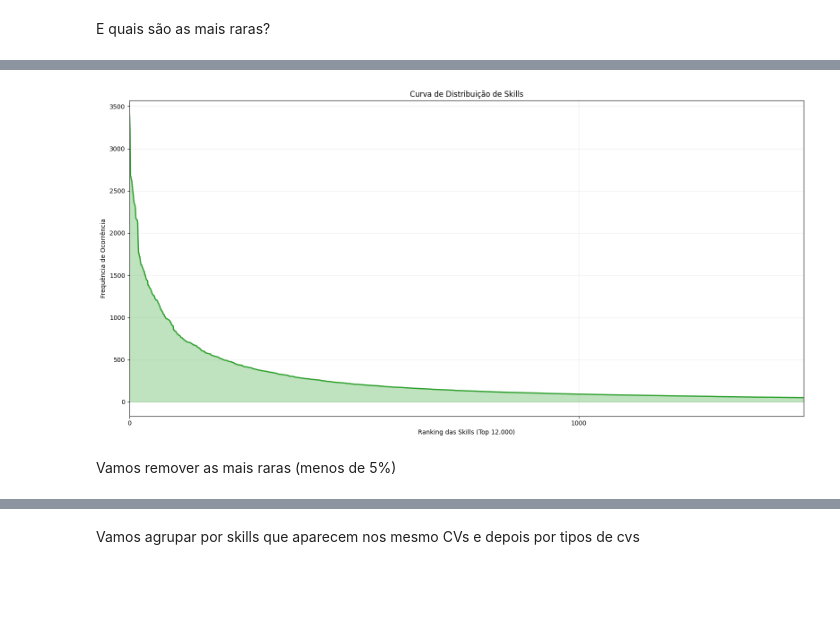
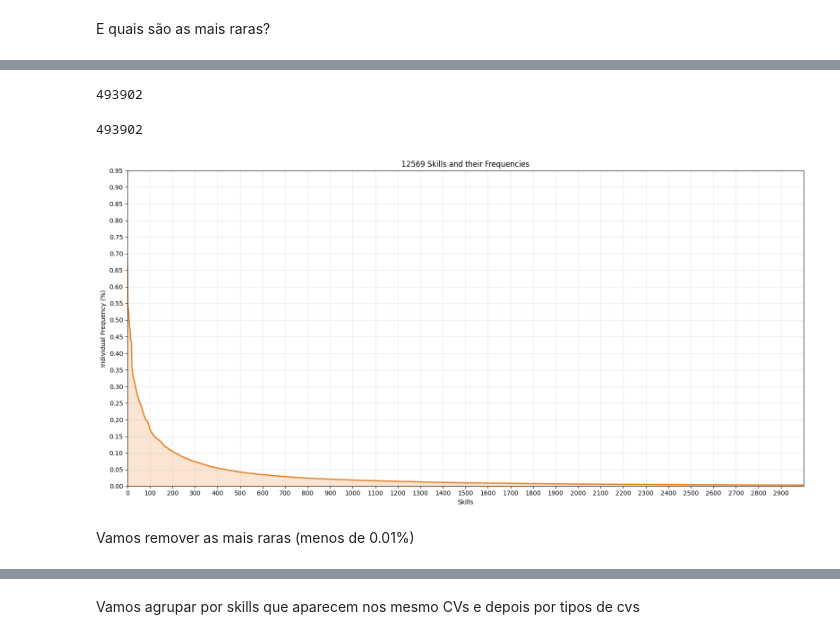
Before and after one commit to danielpiresribeiro123-code/cv_analyser_research, a Jupyter notebook: EDA_raw.ipynb, the cells around one changed output, grey strips where cells are left out. Saved outputs shown, nothing was run; the diff lists cells and outputs as text; code cells hidden in the pictures; blank space fills up the shorter version.

```diff
--- a/EDA_raw.ipynb
+++ b/EDA_raw.ipynb
@@ -342,17 +365,15 @@ Name: count, Length: 12569, dtype: int64
 Quantas skills por CV
 # %%
 
-
-df_skills['n_skills'] = df_skills['skills_list'].apply(len)
-media_skills = df_skills['n_skills'].mean()
+media_skills = df_skills['num_annon'].mean()
 
 plt.figure(figsize=(12, 6))
-sns.histplot(df_skills['n_skills'], bins=30, kde=True, color='skyblue')
-plt.axvline(media_skills, color='red', linestyle='--', linewidth=2, label=f'Média: {media_skills:.2f}')
+sns.histplot(df_skills['num_annon'], bins=30, kde=True, color='skyblue')
+plt.axvline(media_skills, color='red', linestyle='--', linewidth=2, label=f'Average: {media_skills:.2f}')
 
-plt.title('Distribuição e Média de Competências por Currículo')
-plt.xlabel('Quantidade de Skills no CV')
-plt.ylabel('Frequência (Nº de Currículos)')
+plt.title('Average Number of Skills per CV')
+plt.xlabel('Nº Skills per CV')
+plt.ylabel('Nº of CVs')
 plt.legend()
 plt.show()
 # %% [output]
@@ -417,31 +440,47 @@ debugging skills                     1     0.019885
+# %%
+counts = df_skills['skills_list'].explode().value_counts()
+total_val = df_skills['skills_list'].explode().count()
+
+individual_pct = (counts / total_val) * 100
+print(total_val)
+# %% [output]
+493902
+# %%
+counts = df_skills['skills_list'].explode().value_counts()
+print(counts.sum())
+# %% [output]
+493902
 # %%
-#Gráfico com frequência das skills
+import pandas as pd
+import matplotlib.pyplot as plt
+import numpy as np
 
-counts = df_skills['skills_list'].explode().value_counts()
+individual = df_skills['skills_list'].explode().value_counts()
+total= df_skills['skills_list'].explode().count()
+individual_pct = (individual / total) * 100
 
-top_n = 1500
-counts_subset = counts.head(top_n)
-x_values = np.arange(len(counts_subset))
+y_values = individual_pct.values
+x_values = np.arange(len(y_values))
 
 plt.figure(figsize=(16, 8))
+plt.plot(x_values, y_values, color='#e67e22', linewidth=2)
+plt.fill_between(x_values, y_values, color='#e67e22', alpha=0.2)
 
-plt.plot(range(len(counts_subset)), counts_subset.values, color='#2ca02c', linewidth=2)
-plt.fill_between(range(len(counts_subset)), counts_subset.values, color='#2ca02c', alpha=0.3)
+plt.xlabel('Skills')
+plt.ylabel('Individual Frequency (%)')
+plt.title(f'{len(y_values)} Skills and their Frequencies')
 
-#plt.yscale()
+plt.xlim(0, 3000)
+plt.xticks(np.arange(0, 3000, 100))
+plt.grid(True, axis='both', ls="-", alpha=0.3)
 
-plt.xlabel('Ranking das Skills (Top 12.000)')
-plt.ylabel('Frequência de Ocorrência')
-plt.title('Curva de Distribuição de Skills')
-
-plt.xticks(np.arange(0, top_n + 1, 1000))
-plt.grid(True, which="both", ls="-", alpha=0.2)
-
-plt.xlim(0, top_n)
+if len(y_values) > 0:
+    plt.ylim(0, y_values.max() * 1.1)
+    plt.yticks(np.arange(0, 1, 0.05))
 plt.tight_layout()
 plt.show()
 # %% [output]
-[figure, old version]
+[figure, new version]
 # %% [markdown]
-Vamos remover as mais raras (menos de 5%)
+Vamos remover as mais raras (menos de 0.01%)
 # %%
```
Also changed, not shown: parts of 15 cells of this notebook, 20 other files.
